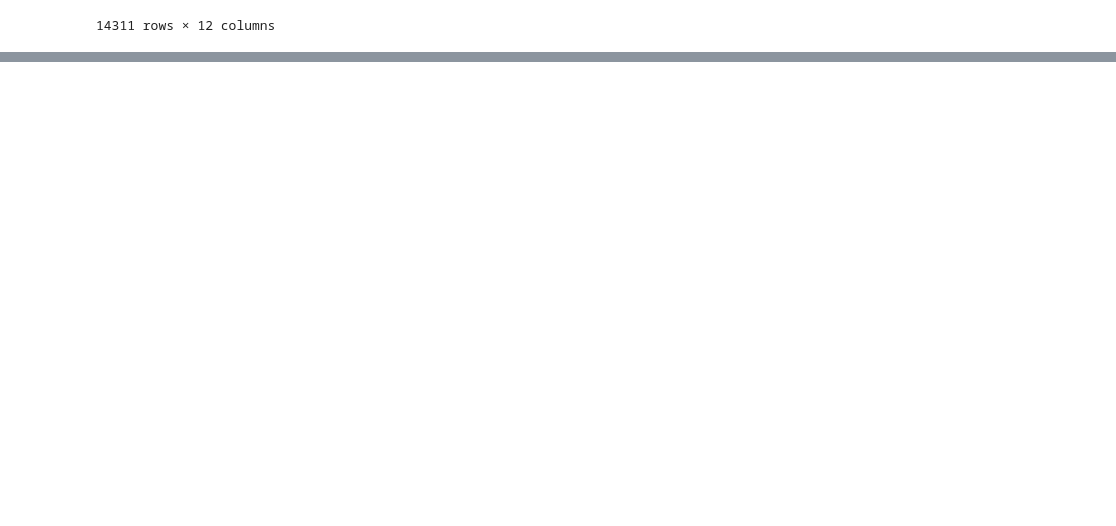
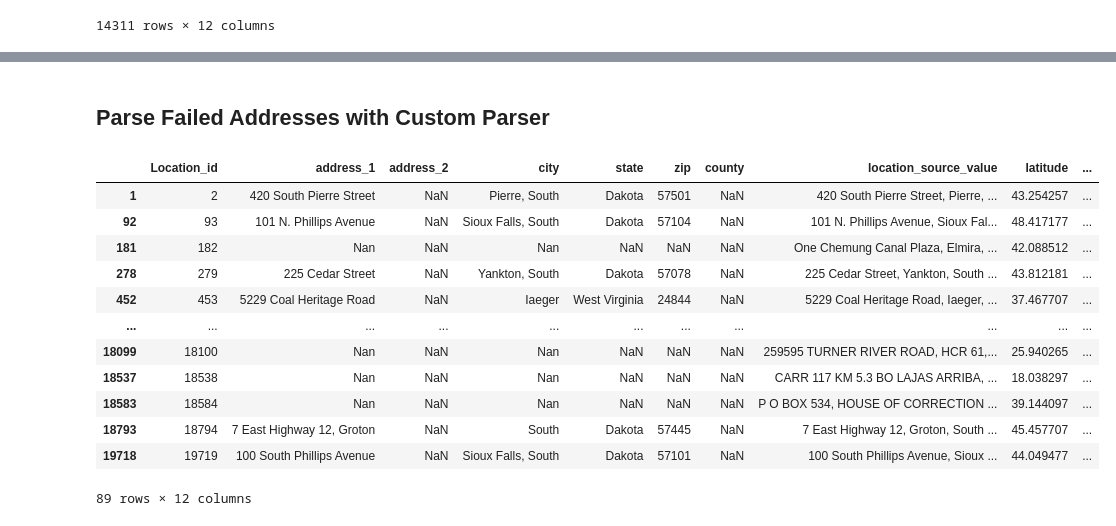
Before and after one commit to brian-cy-chang/UW_Geospatial, a Jupyter notebook: notebooks/usaddress.ipynb, the cells around one changed output, grey strips where cells are left out. Saved outputs shown, nothing was run; the diff lists cells and outputs as text; code cells hidden in the pictures; blank space fills up the shorter version.

Commit message:
data quality check of parsed addresses

```diff
--- a/notebooks/usaddress.ipynb
+++ b/notebooks/usaddress.ipynb
@@ -328,0 +356,2 @@ OMOP_location
+# %% [markdown]
+## Parse Failed Addresses with Custom Parser
@@ -328,0 +512,21 @@ OMOP_location
+# %%
+# get failed addresses that do not have correct state abbreviation
+OMOP_location['state_abbr'] = OMOP_location['state_abbr'].astype(str)
+OMOP_state_failed = OMOP_location.loc[OMOP_location.state_abbr.str.len() > 2]
+# state_condition = np.where(OMOP_location['state_abbr'].str.len() > 2)
+# OMOP_state_failed = OMOP_location.loc[OMOP_location.state_abbr.map(lambda x: ]
+OMOP_state_failed
+# %% [output]
+|  | Location_id | address_1 | address_2 | city | state | zip | county | location_source_value | latitude | ... |
+| 1 | 2 | 420 South Pierre Street | NaN | Pierre, South | Dakota | 57501 | NaN | 420 South Pierre Street, Pierre, ... | 43.254257 | ... |
+| 92 | 93 | 101 N. Phillips Avenue | NaN | Sioux Falls, South | Dakota | 57104 | NaN | 101 N. Phillips Avenue, Sioux Fal... | 48.417177 | ... |
+| 181 | 182 | Nan | NaN | Nan | NaN | NaN | NaN | One Chemung Canal Plaza, Elmira, ... | 42.088512 | ... |
+| 278 | 279 | 225 Cedar Street | NaN | Yankton, South | Dakota | 57078 | NaN | 225 Cedar Street, Yankton, South ... | 43.812181 | ... |
+| 452 | 453 | 5229 Coal Heritage Road | NaN | Iaeger | West Virginia | 24844 | NaN | 5229 Coal Heritage Road, Iaeger, ... | 37.467707 | ... |
+| ... | ... | ... | ... | ... | ... | ... | ... | ... | ... | ... |
+| 18099 | 18100 | Nan | NaN | Nan | NaN | NaN | NaN | 259595 TURNER RIVER ROAD, HCR 61,... | 25.940265 | ... |
+| 18537 | 18538 | Nan | NaN | Nan | NaN | NaN | NaN | CARR 117 KM 5.3 BO LAJAS ARRIBA, ... | 18.038297 | ... |
+| 18583 | 18584 | Nan | NaN | Nan | NaN | NaN | NaN | P O BOX 534, HOUSE OF CORRECTION ... | 39.144097 | ... |
+| 18793 | 18794 | 7 East Highway 12, Groton | NaN | South | Dakota | 57445 | NaN | 7 East Highway 12, Groton, South ... | 45.457707 | ... |
+| 19718 | 19719 | 100 South Phillips Avenue | NaN | Sioux Falls, South | Dakota | 57101 | NaN | 100 South Phillips Avenue, Sioux ... | 44.049477 | ... |
+89 rows × 12 columns
```
Also changed, not shown: parts of 16 cells of this notebook, 1 other file.
